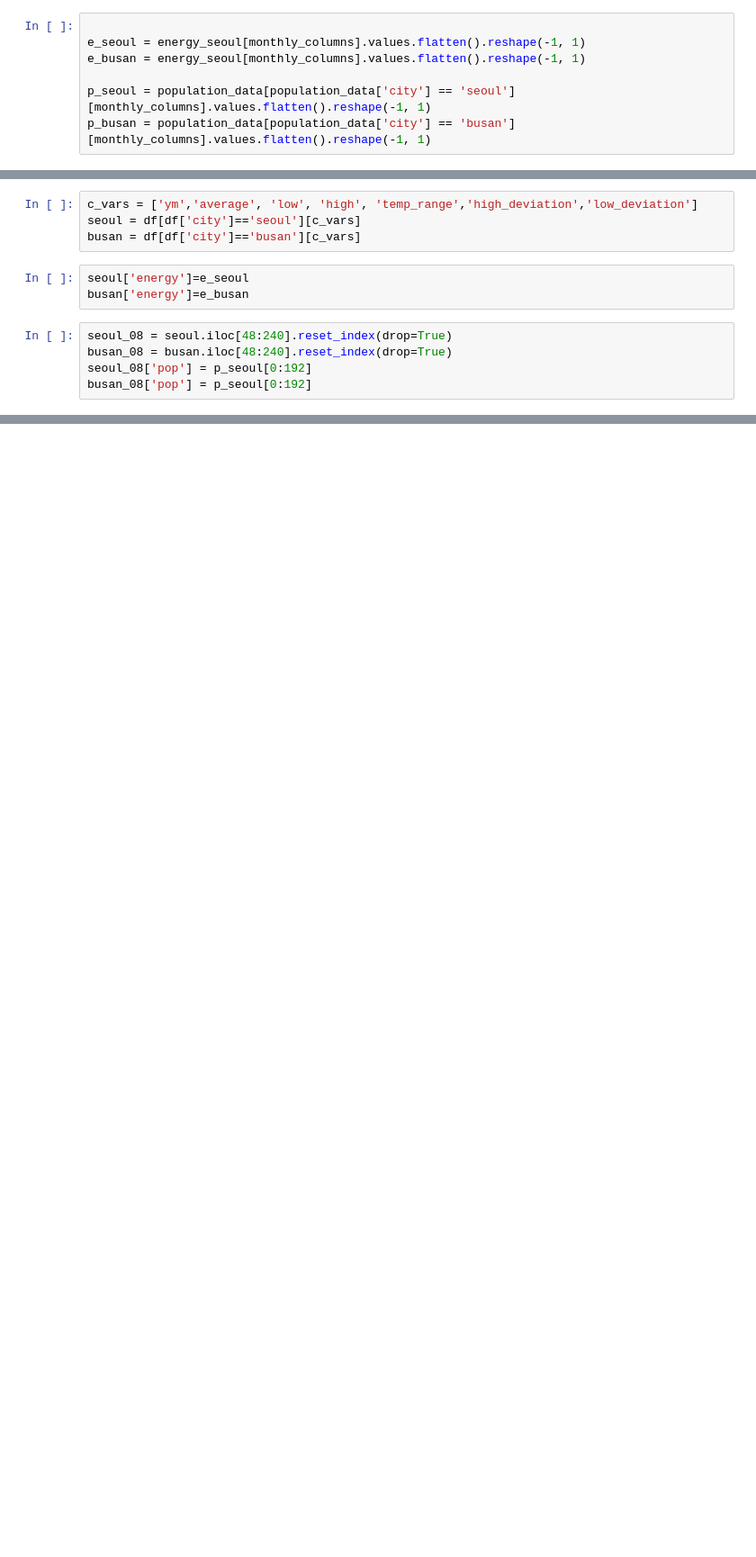
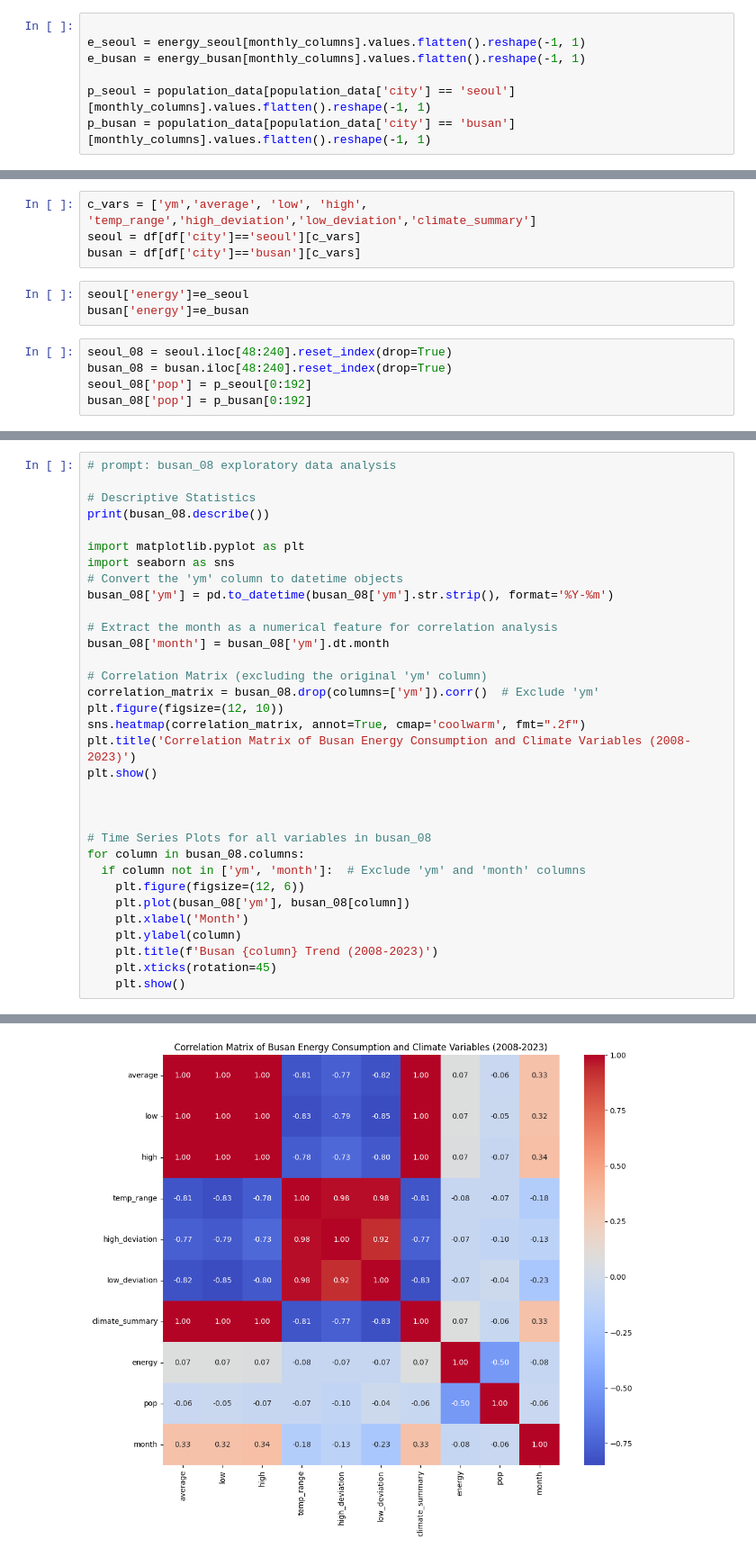
Before and after one commit to podobongbong/the_project, a Jupyter notebook: EDA.ipynb, the cells around one changed output, grey strips where cells are left out. Shown at 90% size. Saved outputs shown, nothing was run; the diff lists cells and outputs as text; blank space fills up the shorter version.

```diff
--- a/EDA.ipynb
+++ b/EDA.ipynb
@@ -58,7 +58,7 @@ climate = df[['ym','city','climate_summary']]
 # %%
 
 e_seoul = energy_seoul[monthly_columns].values.flatten().reshape(-1, 1)
-e_busan = energy_seoul[monthly_columns].values.flatten().reshape(-1, 1)
+e_busan = energy_busan[monthly_columns].values.flatten().reshape(-1, 1)
 
 p_seoul = population_data[population_data['city'] == 'seoul'][monthly_columns].values.flatten().reshape(-1, 1)
 p_busan = population_data[population_data['city'] == 'busan'][monthly_columns].values.flatten().reshape(-1, 1)
@@ -81,5 +65,5 @@ df
 # %%
-c_vars = ['ym','average', 'low', 'high', 'temp_range','high_deviation','low_deviation']
+c_vars = ['ym','average', 'low', 'high', 'temp_range','high_deviation','low_deviation','climate_summary']
 seoul = df[df['city']=='seoul'][c_vars]
 busan = df[df['city']=='busan'][c_vars]
 # %%
@@ -89,4 +73,4 @@ busan['energy']=e_busan
 seoul_08 = seoul.iloc[48:240].reset_index(drop=True)
 busan_08 = busan.iloc[48:240].reset_index(drop=True)
 seoul_08['pop'] = p_seoul[0:192]
-busan_08['pop'] = p_seoul[0:192]
+busan_08['pop'] = p_busan[0:192]
@@ -152,0 +139,34 @@ ValueError: could not convert string to float: '\t\t\t2008-01'
+# %%
+# prompt: busan_08 exploratory data analysis
+
+# Descriptive Statistics
+print(busan_08.describe())
+
+import matplotlib.pyplot as plt
+import seaborn as sns
+# Convert the 'ym' column to datetime objects
+busan_08['ym'] = pd.to_datetime(busan_08['ym'].str.strip(), format='%Y-%m')
+
+# Extract the month as a numerical feature for correlation analysis
+busan_08['month'] = busan_08['ym'].dt.month
+
+# Correlation Matrix (excluding the original 'ym' column)
+correlation_matrix = busan_08.drop(columns=['ym']).corr()  # Exclude 'ym'
+plt.figure(figsize=(12, 10))
+sns.heatmap(correlation_matrix, annot=True, cmap='coolwarm', fmt=".2f")
+plt.title('Correlation Matrix of Busan Energy Consumption and Climate Variables (2008-2023)')
+plt.show()
+
+
+
+# Time Series Plots for all variables in busan_08
+for column in busan_08.columns:
+  if column not in ['ym', 'month']:  # Exclude 'ym' and 'month' columns
+    plt.figure(figsize=(12, 6))
+    plt.plot(busan_08['ym'], busan_08[column])
+    plt.xlabel('Month')
+    plt.ylabel(column)
+    plt.title(f'Busan {column} Trend (2008-2023)')
+    plt.xticks(rotation=45)
+    plt.show()
+# %% [output]
@@ -152,0 +192 @@ ValueError: could not convert string to float: '\t\t\t2008-01'
+[figure, added]
```
Also changed, not shown: parts of 4 cells of this notebook.
